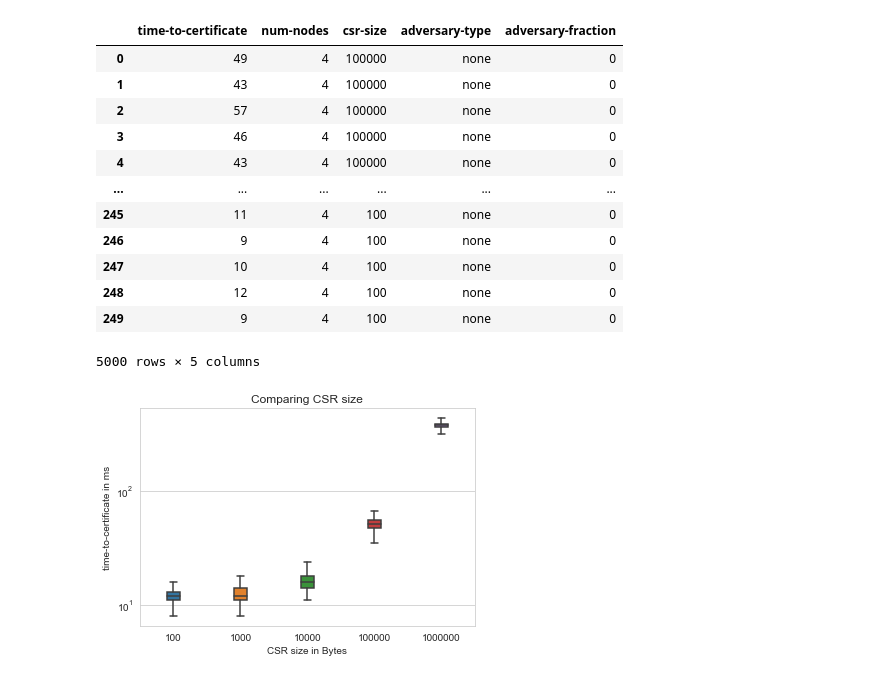
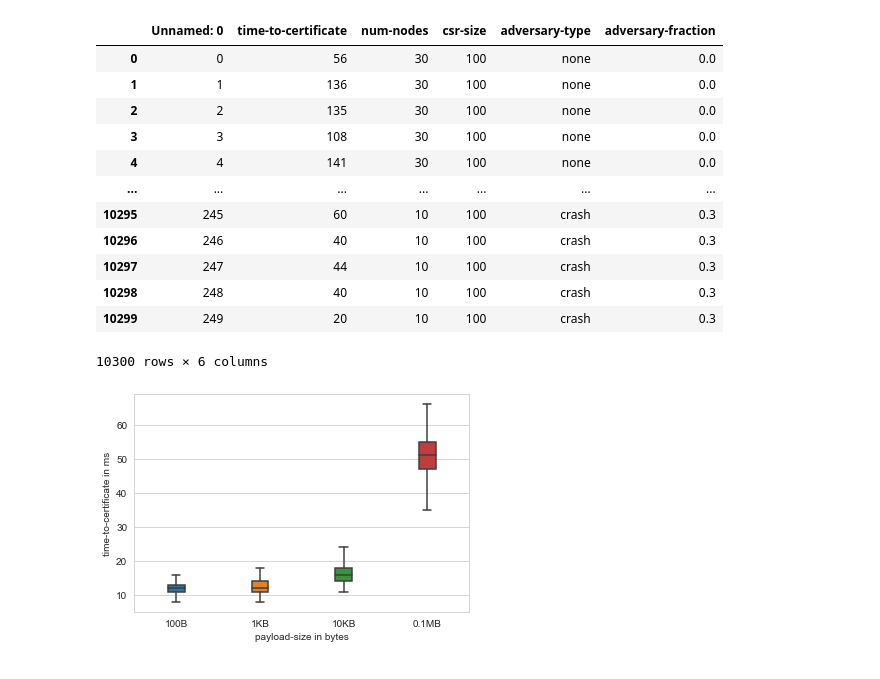
Before and after one commit to raphjaph/hotcertification, a Jupyter notebook: benchmark/plotting_test.ipynb, the cells around one changed output. Drawn from its saved outputs; the diff is of its cells as text; code cells hidden in the pictures.

Commit message:
added latest measurements and plotting

```diff
--- a/benchmark/plotting_test.ipynb
+++ b/benchmark/plotting_test.ipynb
@@ -5,7 +5,7 @@ import glob
 import matplotlib.pyplot as plt
 %matplotlib inline
 
-path = "./measurements/m"
+path = "./measurements"
 files = glob.glob(path + "/*.csv")
 
 # combining measurements from different clients into one data frame
@@ -14,36 +14,39 @@ for f in files:
     df = pd.read_csv(f, header=0)
     list.append(df)
 
-df = pd.concat(list)
+#df = pd.concat(list)
+df = pd.read_csv('measurements.csv')
 df
 # %% [output]
-|  | time-to-certificate | num-nodes | csr-size | adversary-type | adversary-fraction |
-| 0 | 49 | 4 | 100000 | none | 0 |
-| 1 | 43 | 4 | 100000 | none | 0 |
-| 2 | 57 | 4 | 100000 | none | 0 |
-| 3 | 46 | 4 | 100000 | none | 0 |
-| 4 | 43 | 4 | 100000 | none | 0 |
-| ... | ... | ... | ... | ... | ... |
-| 245 | 11 | 4 | 100 | none | 0 |
-| 246 | 9 | 4 | 100 | none | 0 |
-| 247 | 10 | 4 | 100 | none | 0 |
-| 248 | 12 | 4 | 100 | none | 0 |
-| 249 | 9 | 4 | 100 | none | 0 |
+|  | Unnamed: 0 | time-to-certificate | num-nodes | csr-size | adversary-type | adversary-fraction |
+| 0 | 0 | 56 | 30 | 100 | none | 0.0 |
+| 1 | 1 | 136 | 30 | 100 | none | 0.0 |
+| 2 | 2 | 135 | 30 | 100 | none | 0.0 |
+| 3 | 3 | 108 | 30 | 100 | none | 0.0 |
+| 4 | 4 | 141 | 30 | 100 | none | 0.0 |
+| ... | ... | ... | ... | ... | ... | ... |
+| 10295 | 245 | 60 | 10 | 100 | crash | 0.3 |
+| 10296 | 246 | 40 | 10 | 100 | crash | 0.3 |
+| 10297 | 247 | 44 | 10 | 100 | crash | 0.3 |
+| 10298 | 248 | 40 | 10 | 100 | crash | 0.3 |
+| 10299 | 249 | 20 | 10 | 100 | crash | 0.3 |
-5000 rows × 5 columns
+10300 rows × 6 columns
 # %%
-fourNodes = df.loc[df["num-nodes"] == 4][df["csr-size"] < 100000000]
+fourNodes = df.loc[(df["num-nodes"] == 4) & (df["csr-size"] <= 100000)]
 sns.set_style("whitegrid")
 
 bplot = sns.boxplot(y="time-to-certificate",
             x="csr-size",
             data=fourNodes,
             showfliers=False,
             width=0.2,)
 
 
-bplot.set(xlabel ="CSR size in Bytes", ylabel = "time-to-certificate in ms", title ='Comparing CSR size')
-plt.yscale("log")
-plt.show()
+bplot.set(xlabel ="payload-size in bytes", ylabel = "time-to-certificate in ms")
+#plt.yscale("log")
+xlabels = ["100B", "1KB", "10KB", "0.1MB"]
+bplot.set_xticklabels(xlabels)
+plt.savefig("payload-plot.pdf")
 # %% [output]
-[figure, old version]
+[figure, new version]
 # %%
```
Also changed, not shown: parts of 2 cells of this notebook, 2 other files.
